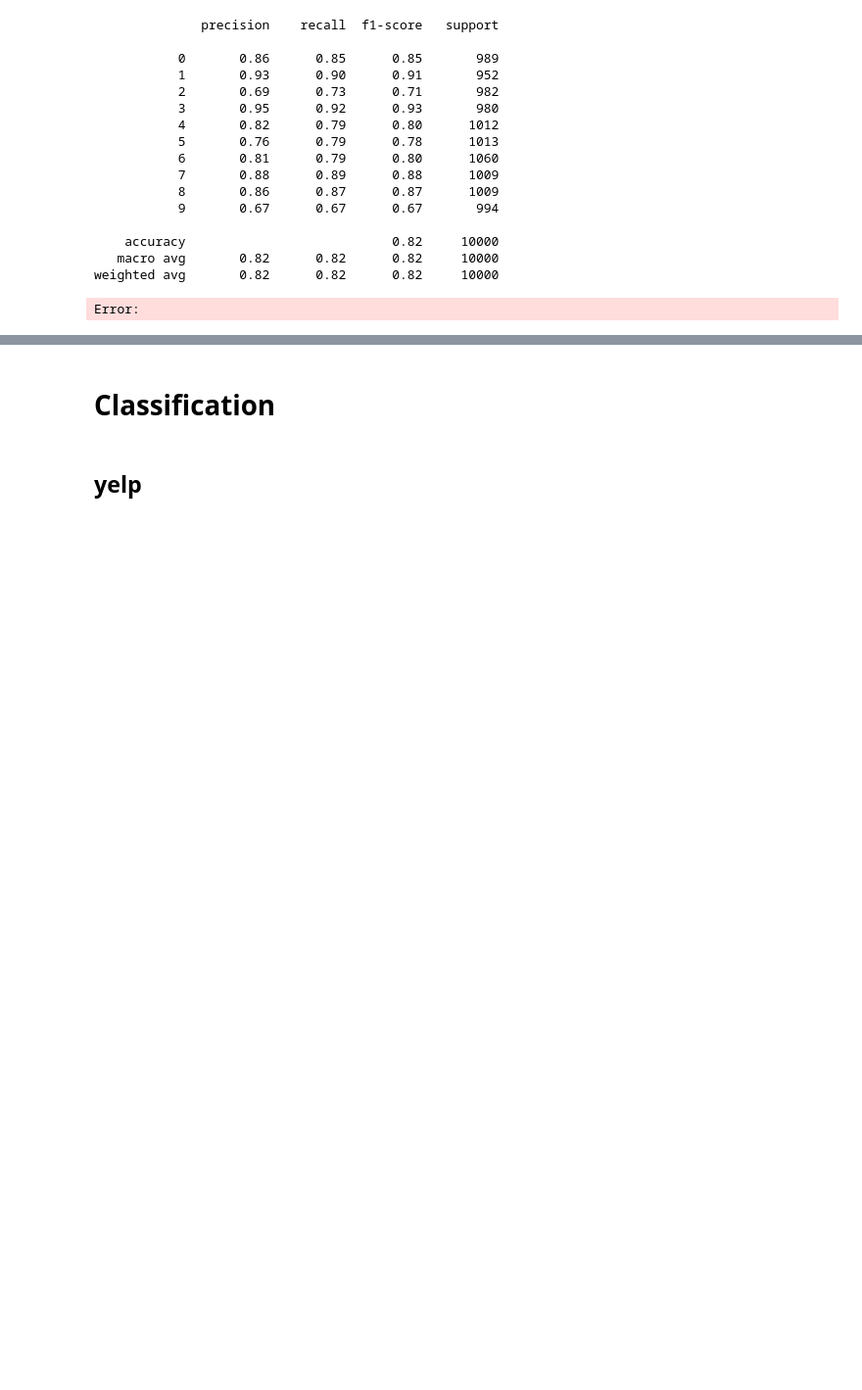
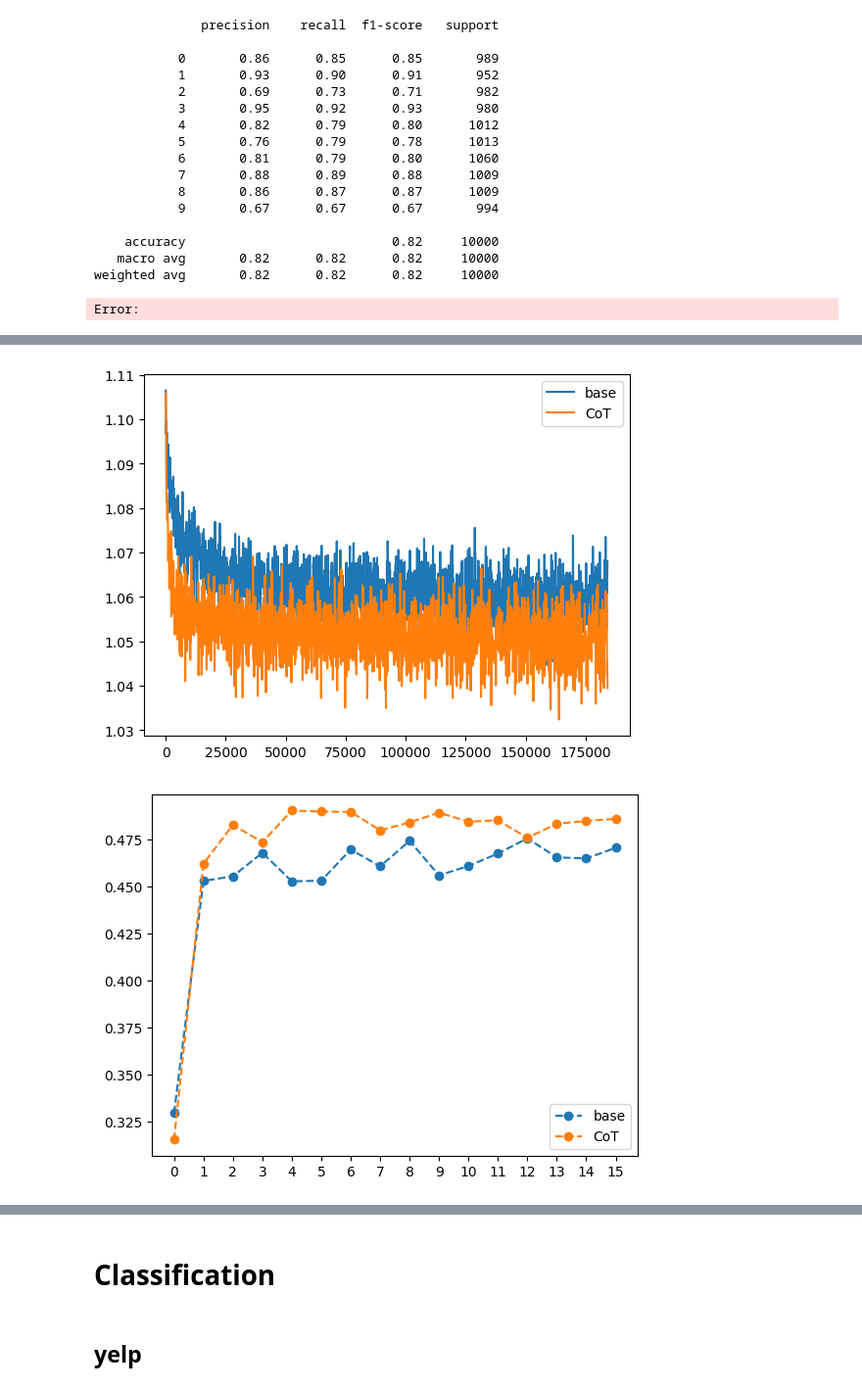
Before and after one commit to Cari1111/NLP_project, a Jupyter notebook: project.ipynb, the cells around one changed output, grey strips where cells are left out. Shown at 98% size. Saved outputs shown, nothing was run; the diff lists cells and outputs as text; code cells hidden in the pictures; blank space fills up the shorter version.

```diff
--- a/project.ipynb
+++ b/project.ipynb
@@ -768,0 +774,8 @@ weighted avg     {'precision': 0.8984317477696352, 'recall': 0.8986538461538461,
+# %%
+compare_models([
+    ('base', './Classification_training/models/mnli_base_mlr0_clr4_3layer_15eps'),
+    ('CoT', './Classification_training/models/mnli_CoT3_mlr0_clr4_3layer_15eps')
+])
+# %% [output]
+[figure, added]
+[figure, added]
```
Also changed, not shown: parts of 11 cells of this notebook.
